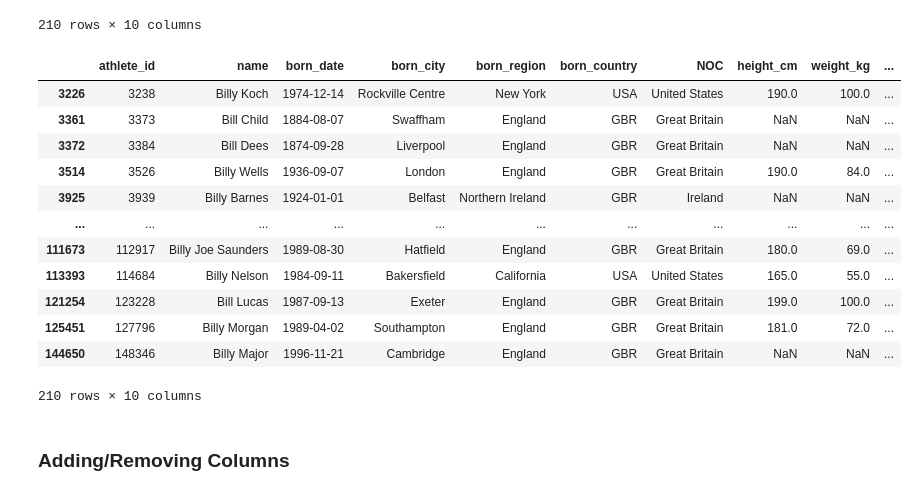
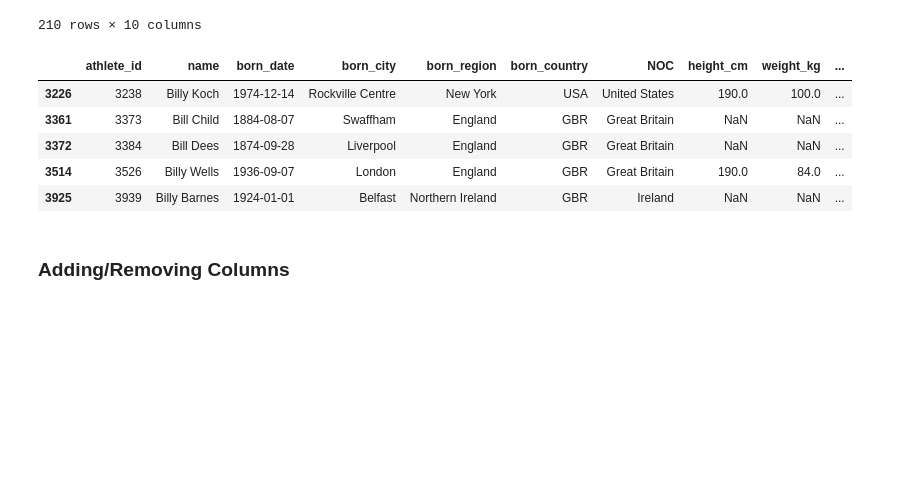
Before and after one commit to akshayupadhayay/pandas, a Jupyter notebook: notebooks/operations.ipynb, the cells around one changed output. Drawn from its saved outputs; the diff is of its cells as text; code cells hidden in the pictures; blank space fills up the shorter version.

```diff
--- a/notebooks/operations.ipynb
+++ b/notebooks/operations.ipynb
@@ -412,21 +435,15 @@ bios[(bios['born_country'].isin(['USA','GBR'])) & (bios['name'].str.startswith('
 210 rows × 10 columns
 # %%
 # to select rows where the born_country column is either 'USA' or 'GBR', and the name column starts with 'Bill' using query method.
-bios.query('born_country in ["USA", "GBR"] and name.str.startswith("Bill")')
+filter = bios.query('born_country in ["USA", "GBR"] and name.str.startswith("Bill")')
+filter.head()
 # %% [output]
 |  | athlete_id | name | born_date | born_city | born_region | born_country | NOC | height_cm | weight_kg | ... |
 | 3226 | 3238 | Billy Koch | 1974-12-14 | Rockville Centre | New York | USA | United States | 190.0 | 100.0 | ... |
 | 3361 | 3373 | Bill Child | 1884-08-07 | Swaffham | England | GBR | Great Britain | NaN | NaN | ... |
 | 3372 | 3384 | Bill Dees | 1874-09-28 | Liverpool | England | GBR | Great Britain | NaN | NaN | ... |
 | 3514 | 3526 | Billy Wells | 1936-09-07 | London | England | GBR | Great Britain | 190.0 | 84.0 | ... |
 | 3925 | 3939 | Billy Barnes | 1924-01-01 | Belfast | Northern Ireland | GBR | Ireland | NaN | NaN | ... |
-| ... | ... | ... | ... | ... | ... | ... | ... | ... | ... | ... |
-| 111673 | 112917 | Billy Joe Saunders | 1989-08-30 | Hatfield | England | GBR | Great Britain | 180.0 | 69.0 | ... |
-| 113393 | 114684 | Billy Nelson | 1984-09-11 | Bakersfield | California | USA | United States | 165.0 | 55.0 | ... |
-| 121254 | 123228 | Bill Lucas | 1987-09-13 | Exeter | England | GBR | Great Britain | 199.0 | 100.0 | ... |
-| 125451 | 127796 | Billy Morgan | 1989-04-02 | Southampton | England | GBR | Great Britain | 181.0 | 72.0 | ... |
-| 144650 | 148346 | Billy Major | 1996-11-21 | Cambridge | England | GBR | Great Britain | NaN | NaN | ... |
-210 rows × 10 columns
 # %% [markdown]
 ### Adding/Removing Columns
 # %%
```
Also changed, not shown: parts of 16 cells of this notebook.
